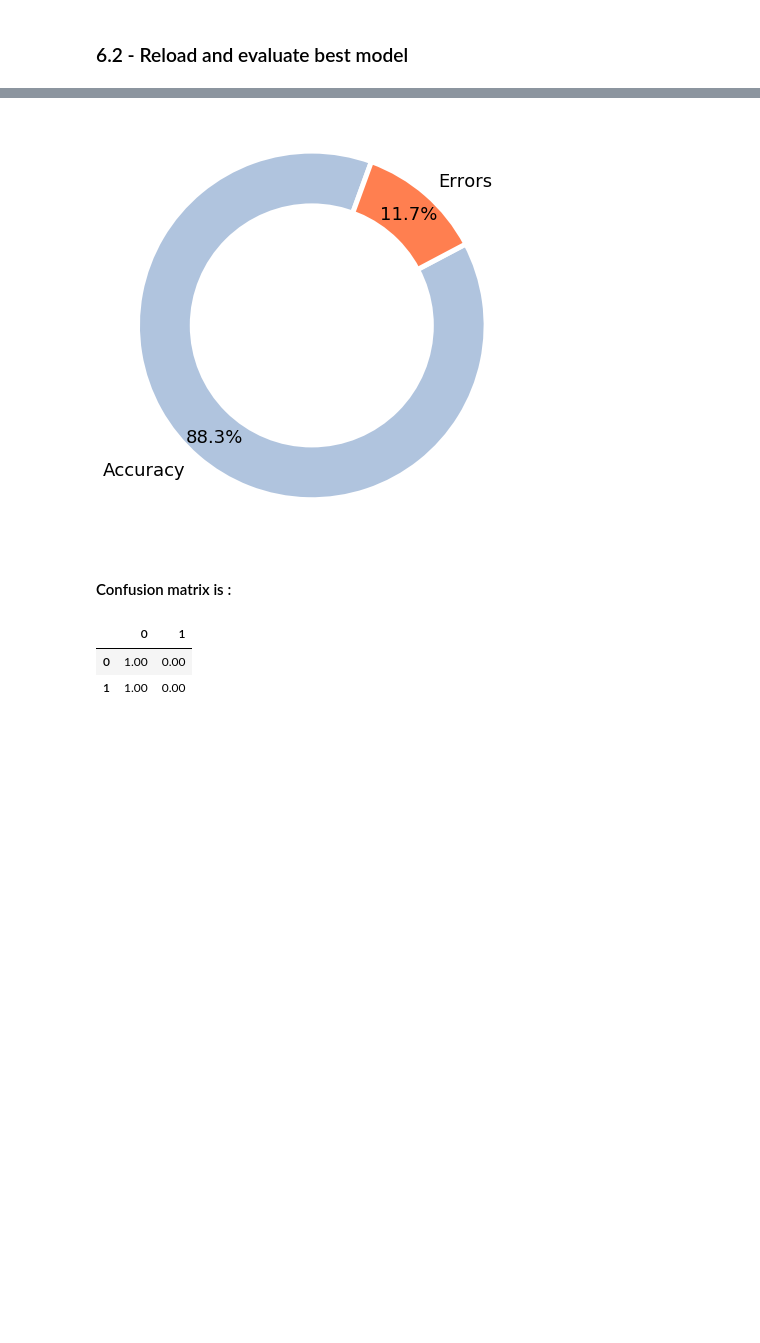
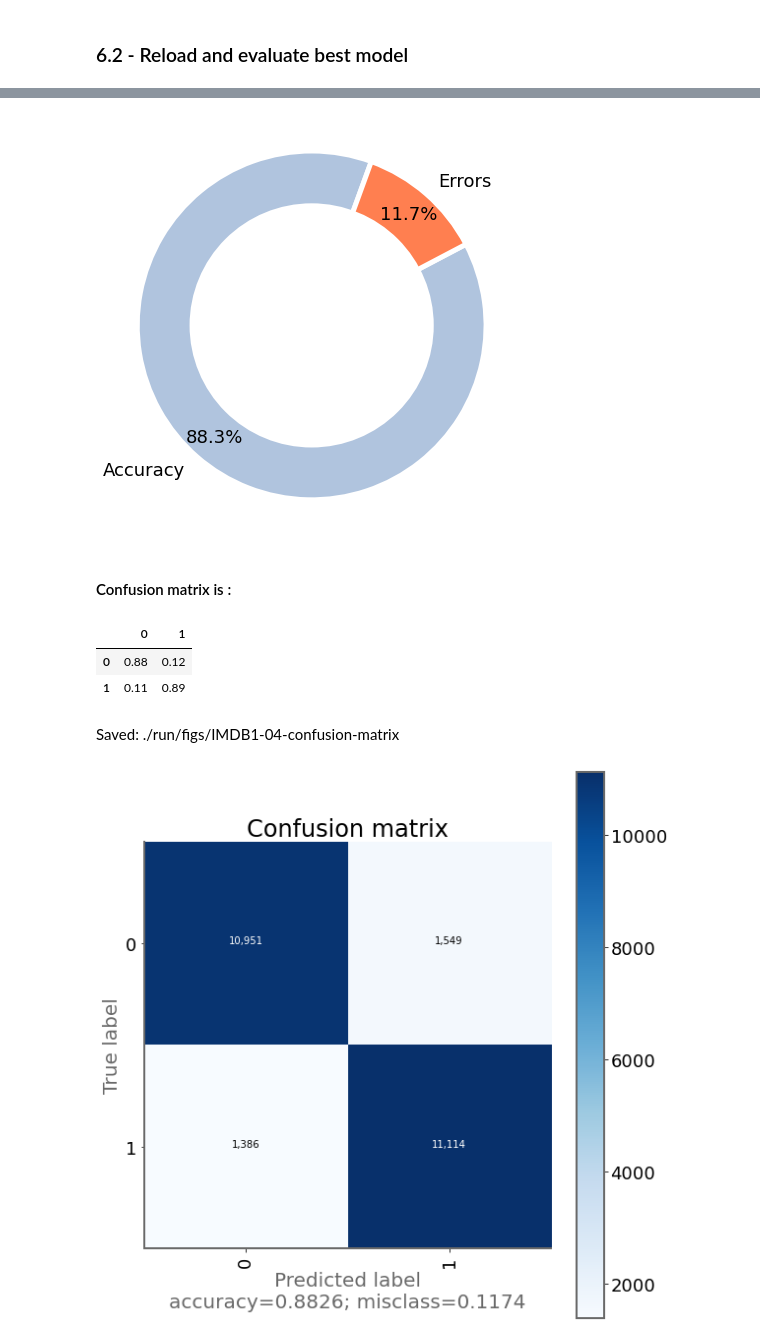
Before and after one commit to Jean-Christ1/Deep-Learning-with-Keras-and-Tensorflow, a Jupyter notebook: IMDB/01-Embedding-Keras.ipynb, the cells around one changed output, grey strips where cells are left out. Cells and saved outputs as stored; diff of their text form; code cells hidden in the pictures; blank space fills up the shorter version.

```diff
--- a/IMDB/01-Embedding-Keras.ipynb
+++ b/IMDB/01-Embedding-Keras.ipynb
@@ -342,15 +376,16 @@ print('x_test / loss      : {:5.4f}'.format(score[0]))
 print('x_test / accuracy  : {:5.4f}'.format(score[1]))
 
 values=[score[1], 1-score[1]]
-ooo.plot_donut(values,["Accuracy","Errors"], title="#### Accuracy donut is :")
+pwk.plot_donut(values,["Accuracy","Errors"], title="#### Accuracy donut is :", save_as='03-donut')
 
 # ---- Confusion matrix
 
-#y_pred   = model.predict_classes(x_test)           Deprecated after 01/01/2021 !!
+y_sigmoid = model.predict(x_test)
 
-y_sigmoid = model.predict(x_test)
-y_pred    = np.argmax(y_sigmoid, axis=-1)
+y_pred = y_sigmoid.copy()
+y_pred[ y_sigmoid< 0.5 ] = 0
+y_pred[ y_sigmoid>=0.5 ] = 1
 
-# ooo.display_confusion_matrix(y_test,y_pred,labels=range(2),color='orange',font_size='20pt')
-ooo.display_confusion_matrix(y_test,y_pred,labels=range(2))
+pwk.display_confusion_matrix(y_test,y_pred,labels=range(2))
+pwk.plot_confusion_matrix(y_test,y_pred,range(2), figsize=(8, 8),normalize=False, save_as='04-confusion-matrix')
 # %% [output]
@@ -360,5 +396,7 @@ x_test / accuracy  : 0.8830
 [figure]
 #### Confusion matrix is :
 |  | 0 | 1 |
-| 0 | 1.00 | 0.00 |
-| 1 | 1.00 | 0.00 |
+| 0 | 0.88 | 0.12 |
+| 1 | 0.11 | 0.89 |
+Saved: ./run/figs/IMDB1-04-confusion-matrix
+[figure, added]
```
Also changed, not shown: parts of 21 cells of this notebook, 17 other files.
